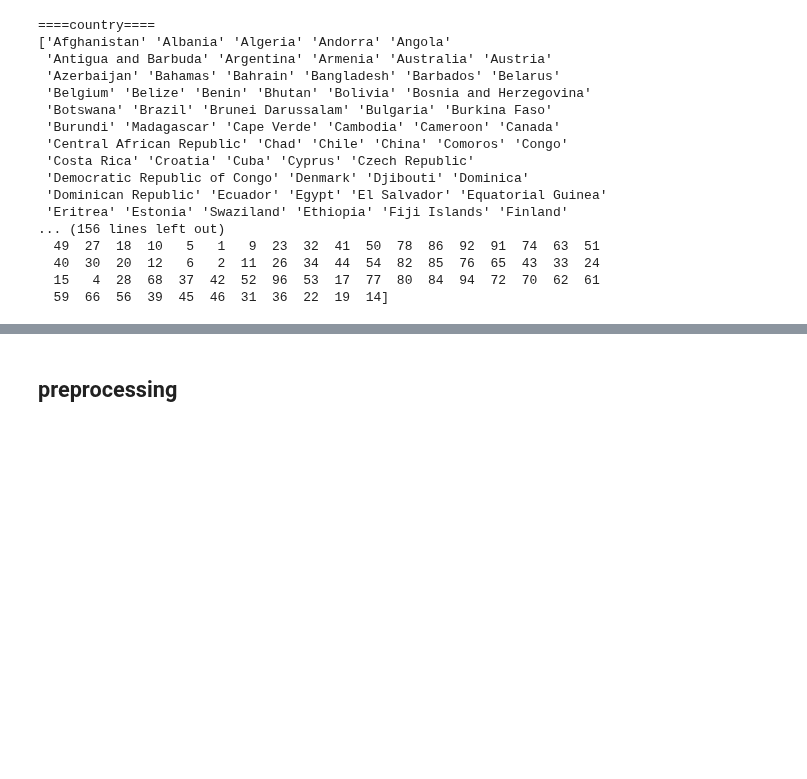
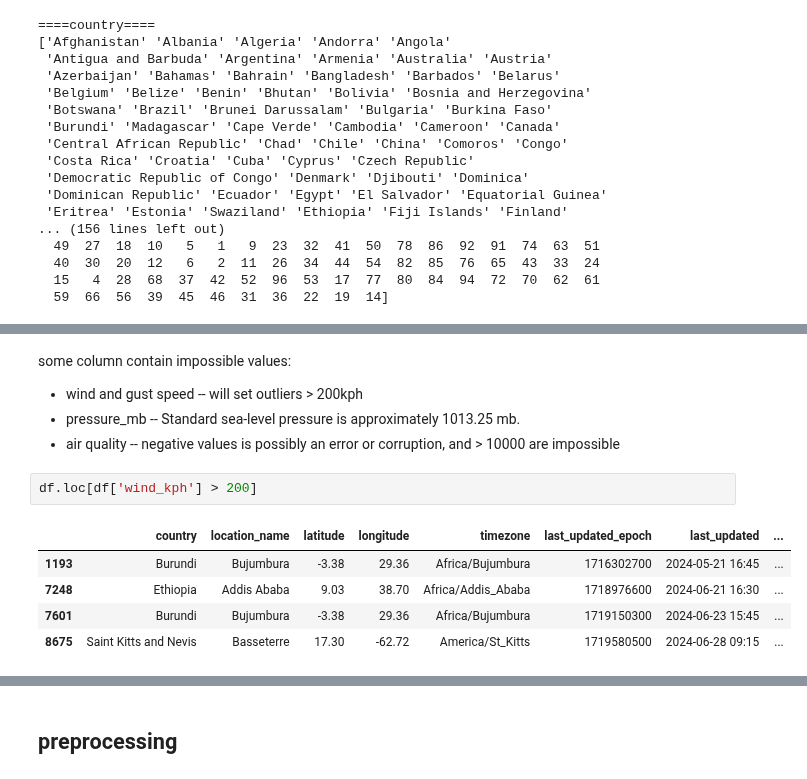
Before and after one commit to eexzzm/early-warning-weather-forecast, a Jupyter notebook: notebook.ipynb, the cells around one changed output, grey strips where cells are left out. Cells and saved outputs as stored; diff of their text form; blank space fills up the shorter version.

Commit message:
feat: further explore on unusual values

```diff
--- a/notebook.ipynb
+++ b/notebook.ipynb
@@ -92,0 +96,13 @@ df.describe()
+# %% [markdown]
+some column contain impossible values:
+- wind and gust speed -- will set outliers > 200kph
+- pressure_mb -- Standard sea-level pressure is approximately 1013.25 mb.
+- air quality -- negative values is possibly an error or corruption, and > 10000 are impossible
+# %%
+df.loc[df['wind_kph'] > 200]
+# %% [output]
+|  | country | location_name | latitude | longitude | timezone | last_updated_epoch | last_updated | ... |
+| 1193 | Burundi | Bujumbura | -3.38 | 29.36 | Africa/Bujumbura | 1716302700 | 2024-05-21 16:45 | ... |
+| 7248 | Ethiopia | Addis Ababa | 9.03 | 38.70 | Africa/Addis_Ababa | 1718976600 | 2024-06-21 16:30 | ... |
+| 7601 | Burundi | Bujumbura | -3.38 | 29.36 | Africa/Bujumbura | 1719150300 | 2024-06-23 15:45 | ... |
+| 8675 | Saint Kitts and Nevis | Basseterre | 17.30 | -62.72 | America/St_Kitts | 1719580500 | 2024-06-28 09:15 | ... |
```
Also changed, not shown: parts of 7 cells of this notebook.
